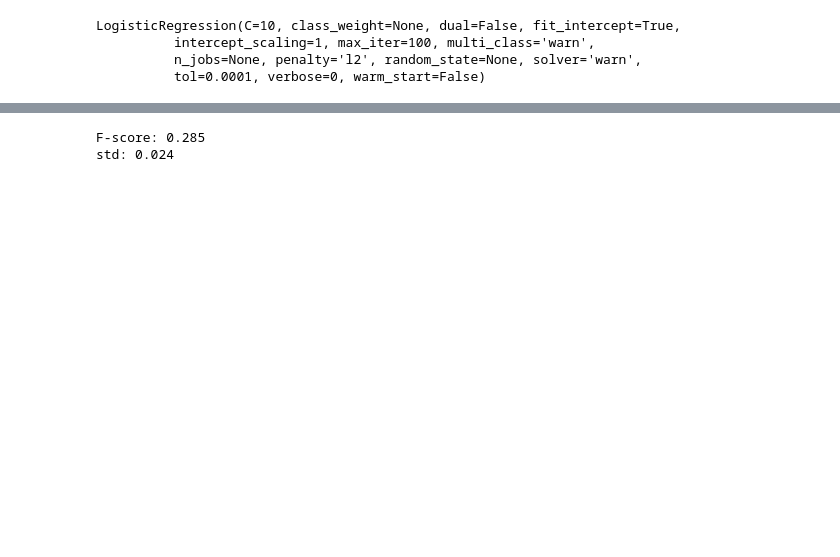
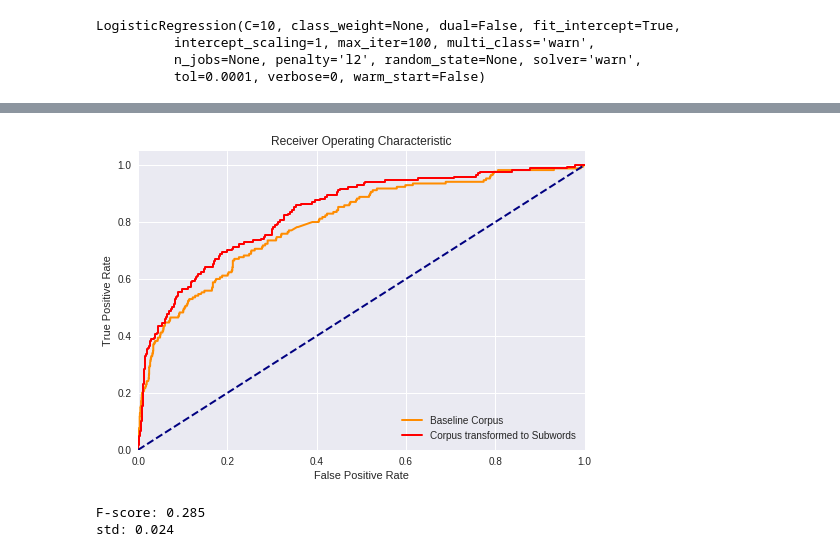
Before and after one commit to ksulima/Neural_Machine_Translation_Polish_Language, a Jupyter notebook: 03DataSplitAndModelBaseline.ipynb, the cells around one changed output, grey strips where cells are left out. Drawn from its saved outputs; the diff is of its cells as text; code cells hidden in the pictures; blank space fills up the shorter version.

```diff
--- a/03DataSplitAndModelBaseline.ipynb
+++ b/03DataSplitAndModelBaseline.ipynb
@@ -243,3 +214,32 @@ draw_roc_curve(y_test, pred_proba)
+# %%
+
+fpr, tpr, _ = roc_curve(y_test, pred_proba)
+gini = 2 * auc(fpr, tpr) - 1
+
+fpr2, tpr2, _ = roc_curve(y_test, pred_proba_sub)
+gini2 = 2 * auc(fpr2, tpr2) - 1
+
+
+
+plt.figure()
+lw = 2
+plt.plot(fpr, tpr, color='darkorange',
+         lw=lw, label='Baseline Corpus')
+
+plt.plot(fpr2, tpr2, color='red',
+         lw=lw, label='Corpus transformed to Subwords')
+
+plt.plot([0,1], [0,1], color='navy', lw=lw, linestyle='--')
+
+plt.xlim([0.0, 1.0])
+plt.ylim([0.0, 1.05])
+plt.xlabel('False Positive Rate')
+plt.ylabel('True Positive Rate')
+plt.title('Receiver Operating Characteristic')
+plt.legend(loc='lower right')
+plt.show()
+# %% [output]
+[figure, added]
 # %%
 lr = LogisticRegression(C=10)
 # %%
```
Also changed, not shown: parts of 23 cells of this notebook, 12 other files.
